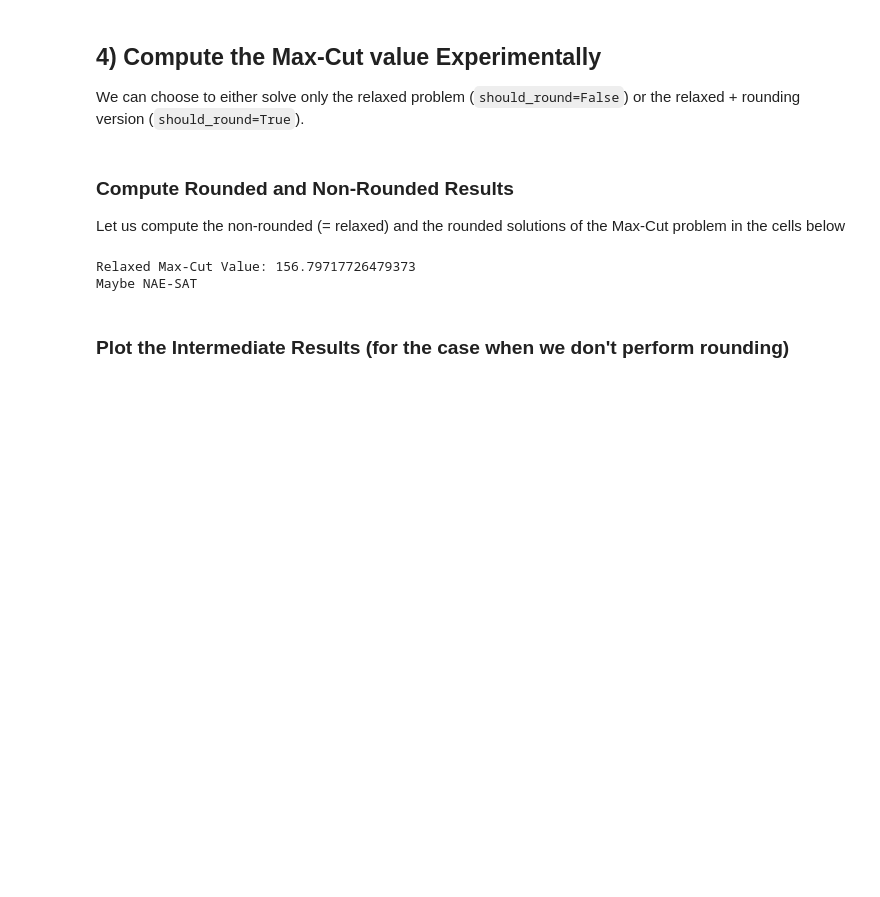
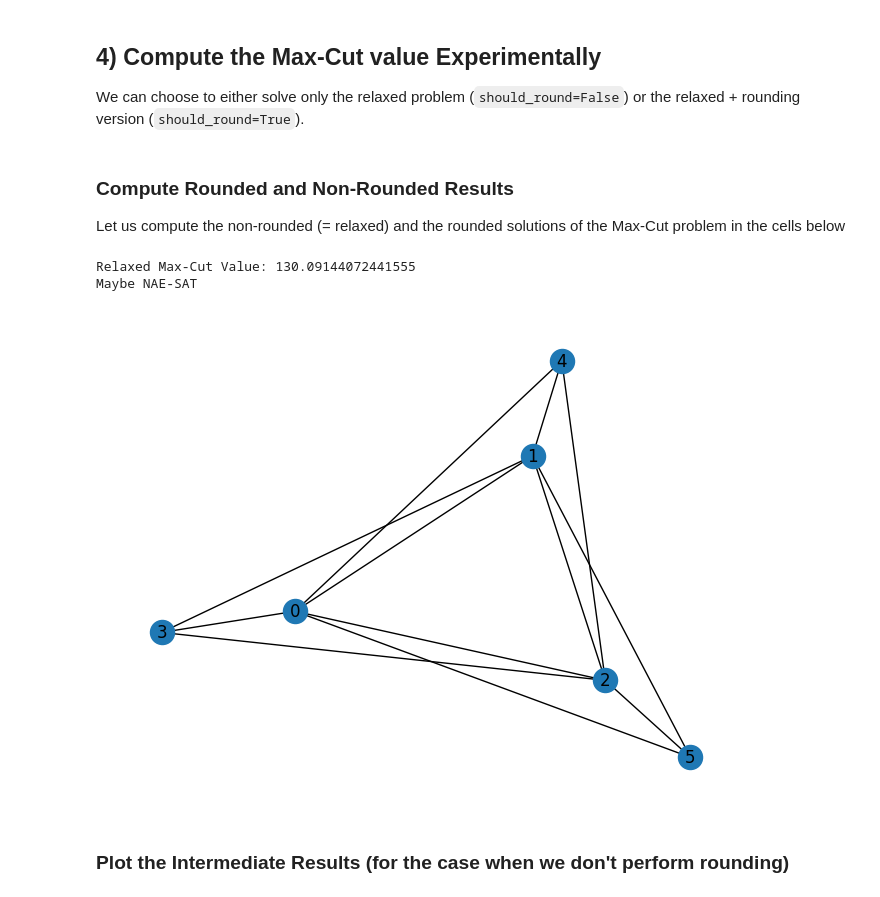
Before and after one commit to lumapools/NAE-3SAT, a Jupyter notebook: qrao_nae-3sat.ipynb, the cells around one changed output. Cells and saved outputs as stored; diff of their text form; code cells hidden in the pictures; blank space fills up the shorter version.

```diff
--- a/qrao_nae-3sat.ipynb
+++ b/qrao_nae-3sat.ipynb
@@ -228,7 +298,8 @@ Theoretical Max-Cut value: 38.0
 ## 4) Compute the Max-Cut value Experimentally
 We can choose to either solve only the relaxed problem (`should_round=False`) or the relaxed + rounding version (`should_round=True`).
 # %%
-def compute_max_cut_qrao(G, rounding_scheme, intermediate_results, should_round=False):
+from qiskit.algorithms.optimizers import COBYLA
+def compute_max_cut_qrao(G, rounding_scheme, intermediate_results, num_variables, parsed_cnf, M, should_round=False):
     """Compute the relaxed max-cut (or rounded max-cut if should_round=True) using the protoype-qrao library
 
     Parameters
@@ -248,10 +319,11 @@ def compute_max_cut_qrao(G, rounding_scheme, intermediate_results, should_round=
     """
 
     maxcut = Maxcut(G)
+    maxcut.draw()
     problem = maxcut.to_quadratic_program()
     encoding = QuantumRandomAccessEncoding(3) # Use (3,1)-QRAC
     encoding.encode(problem)
-    ansatz = EfficientSU2(encoding.num_qubits, reps=3)
+    ansatz = EfficientSU2(encoding.num_qubits, reps=5, entanglement="linear")
     threads = multiprocessing.cpu_count()
 
     # results will be either a number (if we solve the relaxed version), or
@@ -264,7 +336,7 @@ def compute_max_cut_qrao(G, rounding_scheme, intermediate_results, should_round=
             backend_options={"method": method, "device": device, "max_parallel_experiments": threads},
         ),
         ansatz,
-        NFT(maxiter=96),
+        COBYLA(maxiter=1000),
         # for now let's have this callback
         callback= lambda c,p,value,m: intermediate_results.append(problem.objective.sense.value * (encoding.offset + value))
     )
@@ -276,6 +348,8 @@ def compute_max_cut_qrao(G, rounding_scheme, intermediate_results, should_round=
         eigensolver_result, _ = qrao.solve_relaxed()
         # Relaxed MaxCut Value (computed from the gotten minimimum eigenvalue)
         results = problem.objective.sense.value * (encoding.offset + eigensolver_result.eigenvalue.real)
+
+
     else:
         # Otherwise we solve the relaxed problem but also perform rounding at the end
         rounded_results = qrao.solve()
@@ -287,20 +361,21 @@ Let us compute the non-rounded (= relaxed) and the rounded solutions of the Max-
 # %%
 # Compute relaxed max-cut value
 
 rounding_scheme = MagicRounding(QuantumInstance(backend=backend, shots=1024))
 intermediate_results = []
-relaxed_maxcut_value = compute_max_cut_qrao(G, rounding_scheme, intermediate_results, should_round=False)
+relaxed_maxcut_value = compute_max_cut_qrao(G, rounding_scheme, intermediate_results, num_variables, parsed_cnf, M, should_round=False)
 print(f"Relaxed Max-Cut Value: {relaxed_maxcut_value}")
 
 # The relaxed maxcut value should be >= than the theoretical value, so if it is not, then we know the CNF is not NAE-SAT
 if relaxed_maxcut_value < theoretical_maxcut_value:
     print("Not NAE-SAT")
 # Otherwise we cannot conclude anything, the CNF might be NAE-SAT or not.
 else:
     print("Maybe NAE-SAT")
 # %% [output]
-Relaxed Max-Cut Value: 156.79717726479373
+Relaxed Max-Cut Value: 130.09144072441555
 Maybe NAE-SAT
+[figure, added]
 # %% [markdown]
 ### Plot the Intermediate Results (for the case when we don't perform rounding)
 # %%
```
Also changed, not shown: parts of 14 cells of this notebook, 5 other files.
